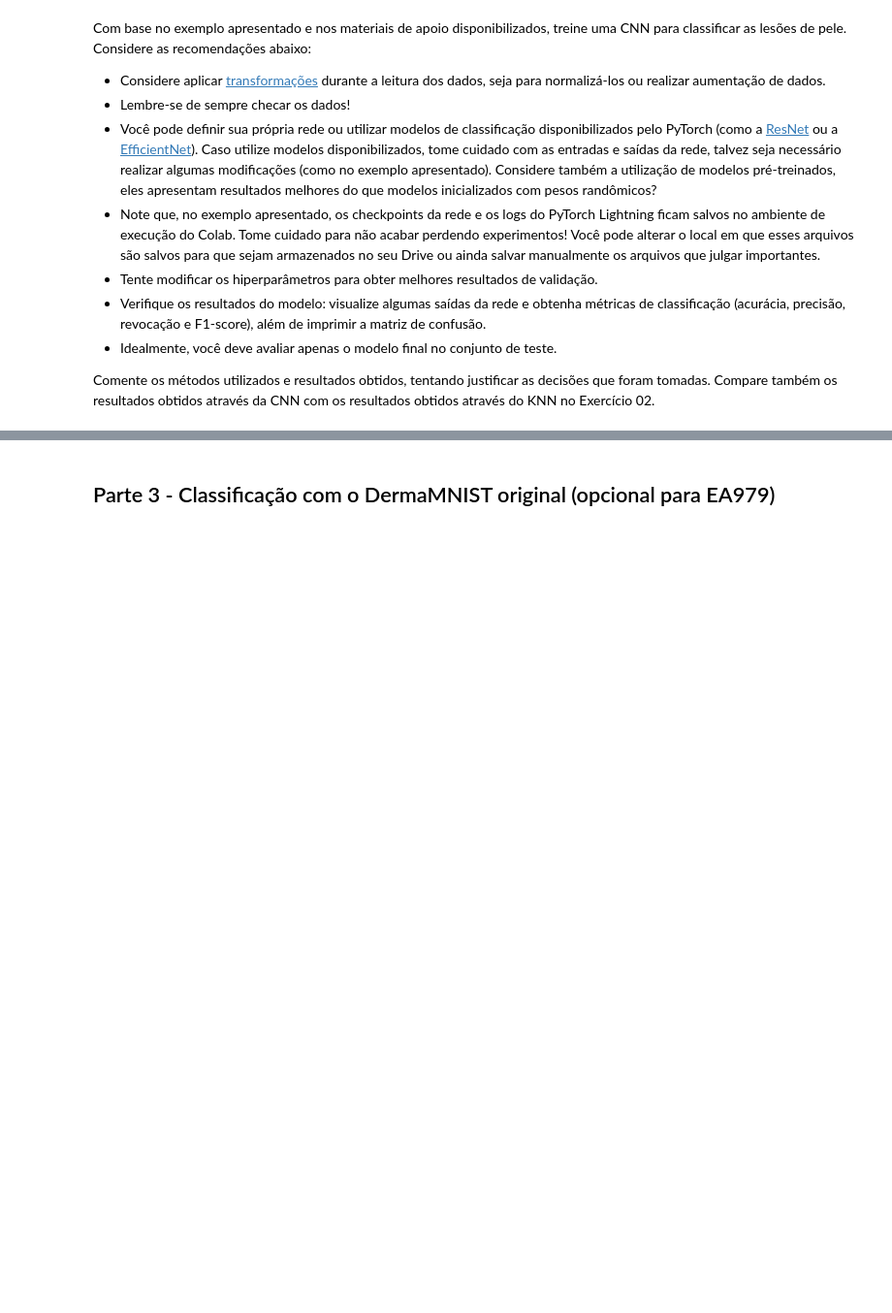
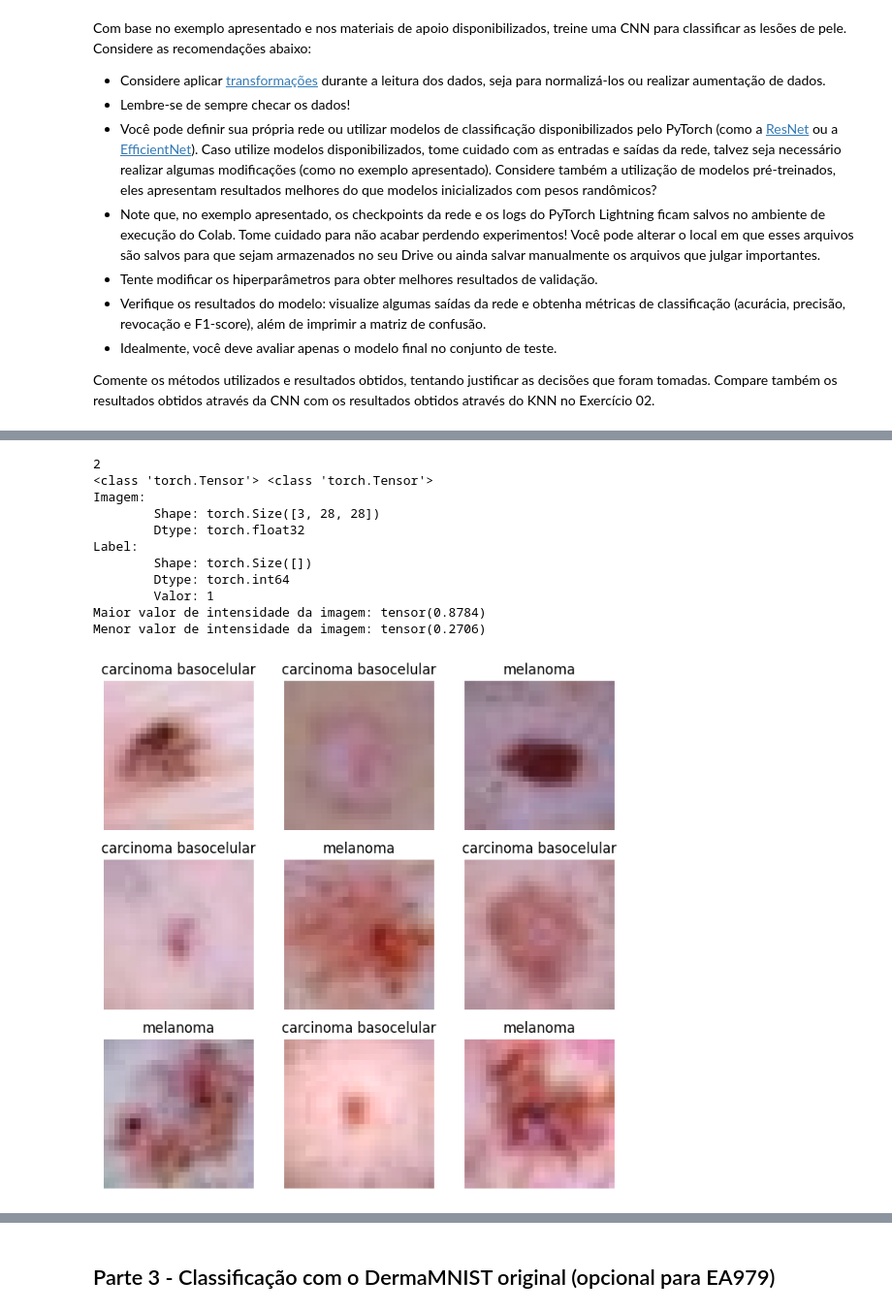
Before and after one commit to UNICAMP-EA979/2026s1-pi05-cnn-leticialopesms, a Jupyter notebook: Atividade.ipynb, the cells around one changed output, grey strips where cells are left out. Shown at 97% size. Drawn from its saved outputs; the diff is of its cells as text; code cells hidden in the pictures; blank space fills up the shorter version.

```diff
--- a/Atividade.ipynb
+++ b/Atividade.ipynb
@@ -77,13 +78,13 @@ training_data = datasets.MNIST(
     root="data_mnist",
     train=True,
     download=True,
-    transform=ToTensor()
+    transform=transforms.ToTensor()
 )
 val_data = datasets.MNIST(
     root="data_mnist",
     train=False,
     download=True,
-    transform=ToTensor()
+    transform=transforms.ToTensor()
 )
 
 print(training_data)
@@ -648,12 +628,0 @@ test_dataloader = DataLoader(test_dataset, batch_size=32, shuffle=True, num_work
-# %%
-# Visualizando algumas imagens e labels do conjunto de treinamento
-class_names = ["carcinoma basocelular", "melanoma"]
-figure = plt.figure(figsize=(8, 6))
-cols, rows = 3, 3
-for i in range(1, cols * rows + 1):
-    img, label = random.choice(train_dataset)
-    plt.subplot(rows, cols, i)
-    plt.title(class_names[label])
-    plt.axis("off")
-    plt.imshow(img.squeeze(), cmap="gray", vmin=0, vmax=1)
-plt.show()
@@ -660,3 +792,44 @@ plt.show()
+# %%
+# Checando informações de uma amostra de treinamento
+training_example = random.choice(train_dataset)
+print(len(training_example))
+print(type(training_example[0]), type(training_example[1]))
+print("Imagem:")
+print(f"\tShape: {training_example[0].shape}")
+print(f"\tDtype: {training_example[0].dtype}")
+print(f"Label:")
+print(f"\tShape: {training_example[1].shape}")
+print(f"\tDtype: {training_example[1].dtype}")
+print(f"\tValor: {training_example[1].item()}")
+print('Maior valor de intensidade da imagem:', torch.max(training_example[0]))
+print('Menor valor de intensidade da imagem:', torch.min(training_example[0]))
+
+# Visualizando algumas imagens e labels do conjunto de treinamento
+figure = plt.figure(figsize=(8, 8))
+cols, rows = 3, 3
+for i in range(1, cols * rows + 1):
+    img, label = random.choice(train_dataset)
+    plt.subplot(rows, cols, i)
+    plt.title(class_names[int(label)])
+    plt.axis("off")
+    # Convertendo o tensor para PIL Image para melhor visualização
+    # A imagem é automaticamente convertida para uint8 e normalizada para o intervalo [0, 255]
+    img_pil = F.to_pil_image(img, mode="RGB")
+    plt.imshow(img_pil)
+plt.show()
+# %% [output]
+2
+<class 'torch.Tensor'> <class 'torch.Tensor'>
+Imagem:
+        Shape: torch.Size([3, 28, 28])
+        Dtype: torch.float32
+Label:
+        Shape: torch.Size([])
+        Dtype: torch.int64
+        Valor: 1
+Maior valor de intensidade da imagem: tensor(0.8784)
+Menor valor de intensidade da imagem: tensor(0.2706)
+[figure, added]
 # %%
 class DermaMNISTDataModule(pl.LightningDataModule):
     def __init__(self, hparams):
```
Also changed, not shown: parts of 30 cells of this notebook.
